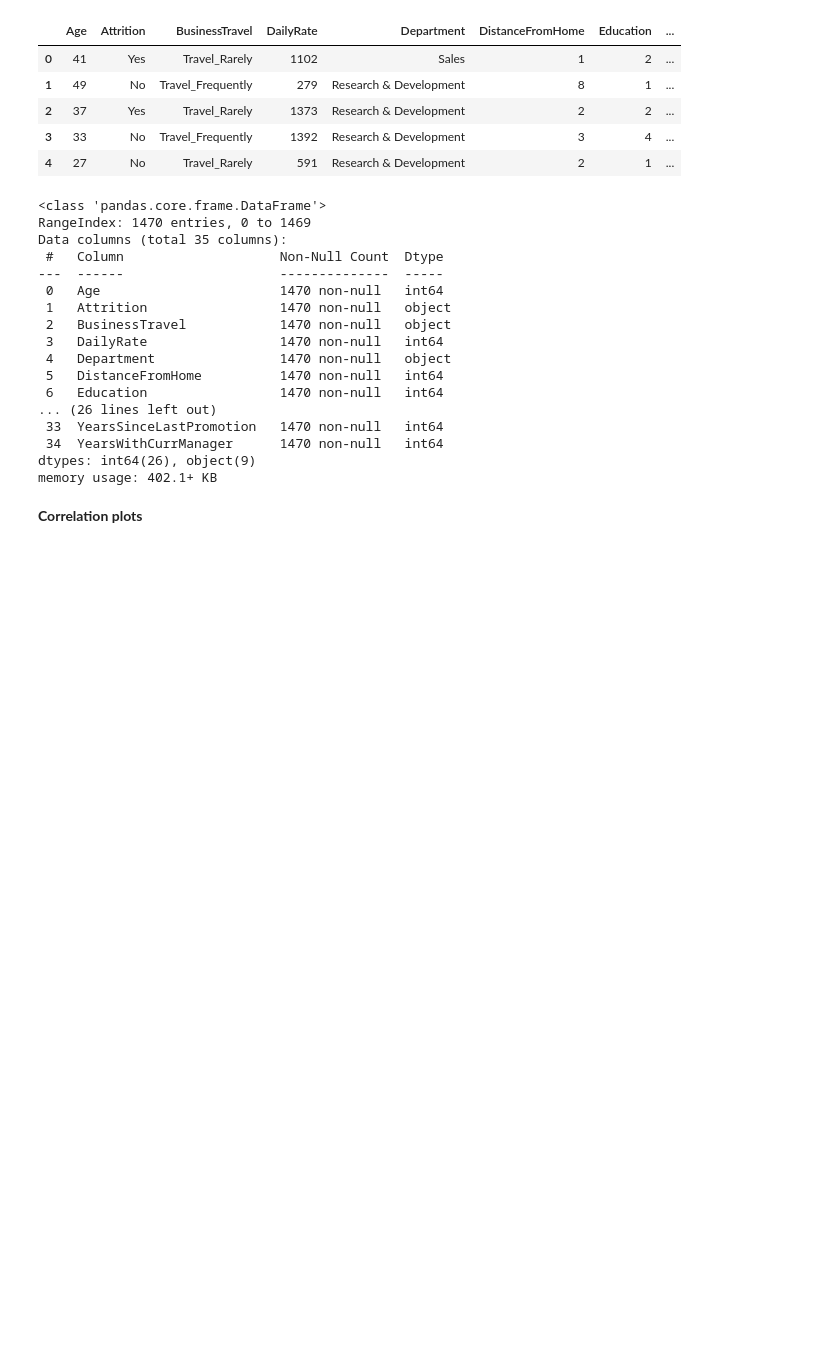
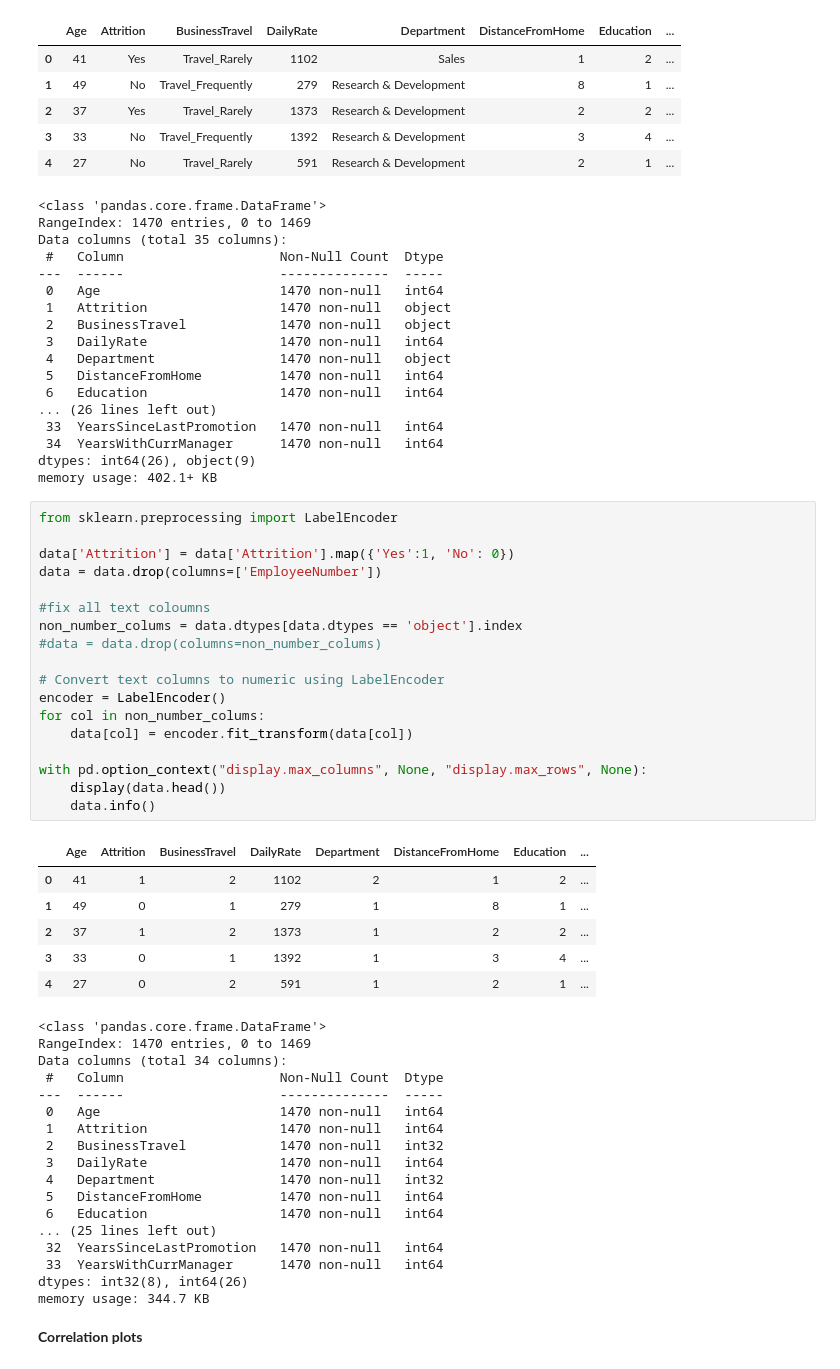
Before and after one commit to Samukat/IMproject, a Jupyter notebook: pre_analysis.ipynb, the cells around one changed output. Saved outputs shown, nothing was run; the diff lists cells and outputs as text; blank space fills up the shorter version.

```diff
--- a/pre_analysis.ipynb
+++ b/pre_analysis.ipynb
@@ -38,5 +38,47 @@ Data columns (total 35 columns):
  34  YearsWithCurrManager      1470 non-null   int64
 dtypes: int64(26), object(9)
 memory usage: 402.1+ KB
+# %%
+from sklearn.preprocessing import LabelEncoder
+
+data['Attrition'] = data['Attrition'].map({'Yes':1, 'No': 0})
+data = data.drop(columns=['EmployeeNumber'])
+
+#fix all text coloumns
+non_number_colums = data.dtypes[data.dtypes == 'object'].index
+#data = data.drop(columns=non_number_colums)
+
+# Convert text columns to numeric using LabelEncoder
+encoder = LabelEncoder()
+for col in non_number_colums:
+    data[col] = encoder.fit_transform(data[col])
+
+with pd.option_context("display.max_columns", None, "display.max_rows", None):
+    display(data.head())
+    data.info()
+# %% [output]
+|  | Age | Attrition | BusinessTravel | DailyRate | Department | DistanceFromHome | Education | ... |
+| 0 | 41 | 1 | 2 | 1102 | 2 | 1 | 2 | ... |
+| 1 | 49 | 0 | 1 | 279 | 1 | 8 | 1 | ... |
+| 2 | 37 | 1 | 2 | 1373 | 1 | 2 | 2 | ... |
+| 3 | 33 | 0 | 1 | 1392 | 1 | 3 | 4 | ... |
+| 4 | 27 | 0 | 2 | 591 | 1 | 2 | 1 | ... |
+<class 'pandas.core.frame.DataFrame'>
+RangeIndex: 1470 entries, 0 to 1469
+Data columns (total 34 columns):
+ #   Column                    Non-Null Count  Dtype
+---  ------                    --------------  -----
+ 0   Age                       1470 non-null   int64
+ 1   Attrition                 1470 non-null   int64
+ 2   BusinessTravel            1470 non-null   int32
+ 3   DailyRate                 1470 non-null   int64
+ 4   Department                1470 non-null   int32
+ 5   DistanceFromHome          1470 non-null   int64
+ 6   Education                 1470 non-null   int64
+... (25 lines left out)
+ 32  YearsSinceLastPromotion   1470 non-null   int64
+ 33  YearsWithCurrManager      1470 non-null   int64
+dtypes: int32(8), int64(26)
+memory usage: 344.7 KB
 # %% [markdown]
 **Correlation plots**
```
Also changed, not shown: parts of 5 cells of this notebook.
